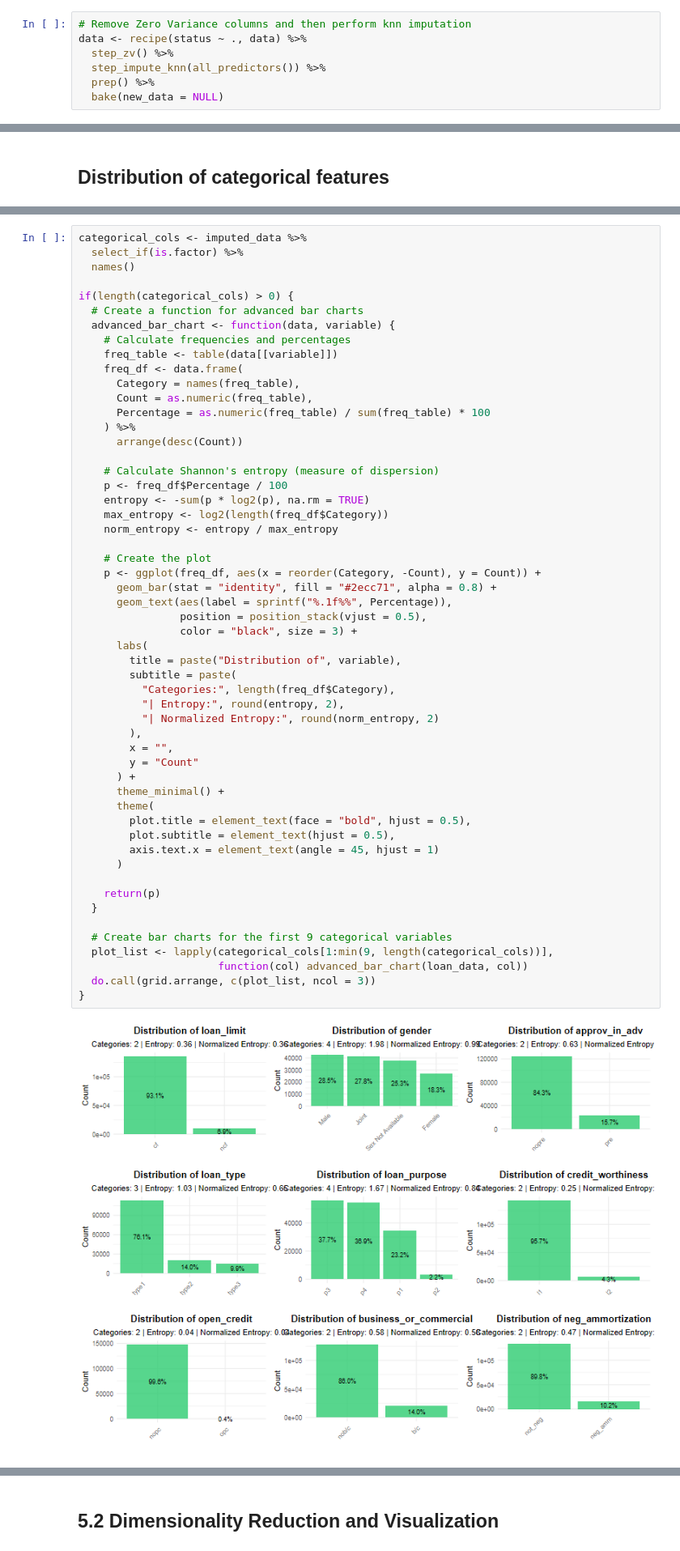
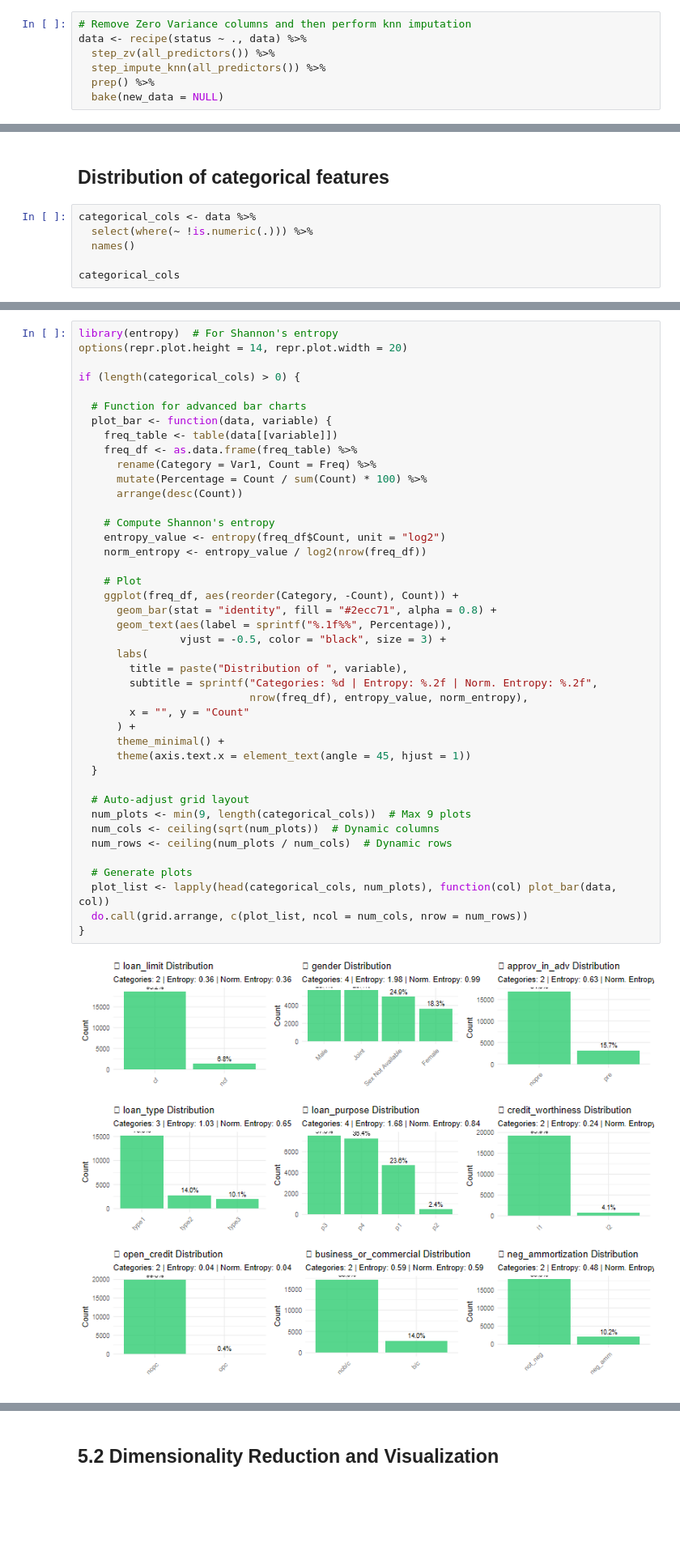
Before and after one commit to Chrisolande/Loan-Default, a Jupyter notebook: loan_data.ipynb, the cells around one changed output, grey strips where cells are left out. Shown at 81% size. Saved outputs shown, nothing was run; the diff lists cells and outputs as text; blank space fills up the shorter version.

```diff
--- a/loan_data.ipynb
+++ b/loan_data.ipynb
@@ -167,7 +167,7 @@ head(data)
 # %%
 # Remove Zero Variance columns and then perform knn imputation
 data <- recipe(status ~ ., data) %>%
-  step_zv() %>%
+  step_zv(all_predictors()) %>%
   step_impute_knn(all_predictors()) %>%
   prep() %>%
   bake(new_data = NULL)
@@ -342,2 +295,8 @@ There were 14 warnings (use warnings() to see them)
 # %% [markdown]
 ## Distribution of categorical features
+# %%
+categorical_cols <- data %>%
+  select(where(~ !is.numeric(.))) %>%
+  names()
+
+categorical_cols
@@ -344,59 +309,47 @@ There were 14 warnings (use warnings() to see them)
 # %%
-categorical_cols <- imputed_data %>%
-  select_if(is.factor) %>%
-  names()
+library(entropy)  # For Shannon's entropy
+options(repr.plot.height = 14, repr.plot.width = 20)
 
-if(length(categorical_cols) > 0) {
-  # Create a function for advanced bar charts
-  advanced_bar_chart <- function(data, variable) {
-    # Calculate frequencies and percentages
+if (length(categorical_cols) > 0) {
+
+  # Function for advanced bar charts
+  plot_bar <- function(data, variable) {
     freq_table <- table(data[[variable]])
-    freq_df <- data.frame(
-      Category = names(freq_table),
-      Count = as.numeric(freq_table),
-      Percentage = as.numeric(freq_table) / sum(freq_table) * 100
-    ) %>%
+    freq_df <- as.data.frame(freq_table) %>%
+      rename(Category = Var1, Count = Freq) %>%
+      mutate(Percentage = Count / sum(Count) * 100) %>%
       arrange(desc(Count))
 
-    # Calculate Shannon's entropy (measure of dispersion)
-    p <- freq_df$Percentage / 100
-    entropy <- -sum(p * log2(p), na.rm = TRUE)
-    max_entropy <- log2(length(freq_df$Category))
-    norm_entropy <- entropy / max_entropy
+    # Compute Shannon's entropy
+    entropy_value <- entropy(freq_df$Count, unit = "log2")
+    norm_entropy <- entropy_value / log2(nrow(freq_df))
 
-    # Create the plot
-    p <- ggplot(freq_df, aes(x = reorder(Category, -Count), y = Count)) +
+    # Plot
+    ggplot(freq_df, aes(reorder(Category, -Count), Count)) +
       geom_bar(stat = "identity", fill = "#2ecc71", alpha = 0.8) +
       geom_text(aes(label = sprintf("%.1f%%", Percentage)),
-                position = position_stack(vjust = 0.5),
-                color = "black", size = 3) +
+                vjust = -0.5, color = "black", size = 3) +
       labs(
-        title = paste("Distribution of", variable),
-        subtitle = paste(
-          "Categories:", length(freq_df$Category),
-          "| Entropy:", round(entropy, 2),
-          "| Normalized Entropy:", round(norm_entropy, 2)
-        ),
-        x = "",
-        y = "Count"
+        title = paste("Distribution of ", variable),
+        subtitle = sprintf("Categories: %d | Entropy: %.2f | Norm. Entropy: %.2f",
+                           nrow(freq_df), entropy_value, norm_entropy),
+        x = "", y = "Count"
       ) +
       theme_minimal() +
-      theme(
-        plot.title = element_text(face = "bold", hjust = 0.5),
-        plot.subtitle = element_text(hjust = 0.5),
-        axis.text.x = element_text(angle = 45, hjust = 1)
-      )
-
-    return(p)
+      theme(axis.text.x = element_text(angle = 45, hjust = 1))
   }
 
-  # Create bar charts for the first 9 categorical variables
-  plot_list <- lapply(categorical_cols[1:min(9, length(categorical_cols))],
-                      function(col) advanced_bar_chart(loan_data, col))
-  do.call(grid.arrange, c(plot_list, ncol = 3))
+  # Auto-adjust grid layout
+  num_plots <- min(9, length(categorical_cols))  # Max 9 plots
+  num_cols <- ceiling(sqrt(num_plots))  # Dynamic columns
+  num_rows <- ceiling(num_plots / num_cols)  # Dynamic rows
+
+  # Generate plots
+  plot_list <- lapply(head(categorical_cols, num_plots), function(col) plot_bar(data, col))
+  do.call(grid.arrange, c(plot_list, ncol = num_cols, nrow = num_rows))
 }
 # %% [output]
-[figure, old version]
+[figure, new version]
 # %% [markdown]
 # 4. Bivariate Analysis
 
```
Also changed, not shown: parts of 11 cells of this notebook.
